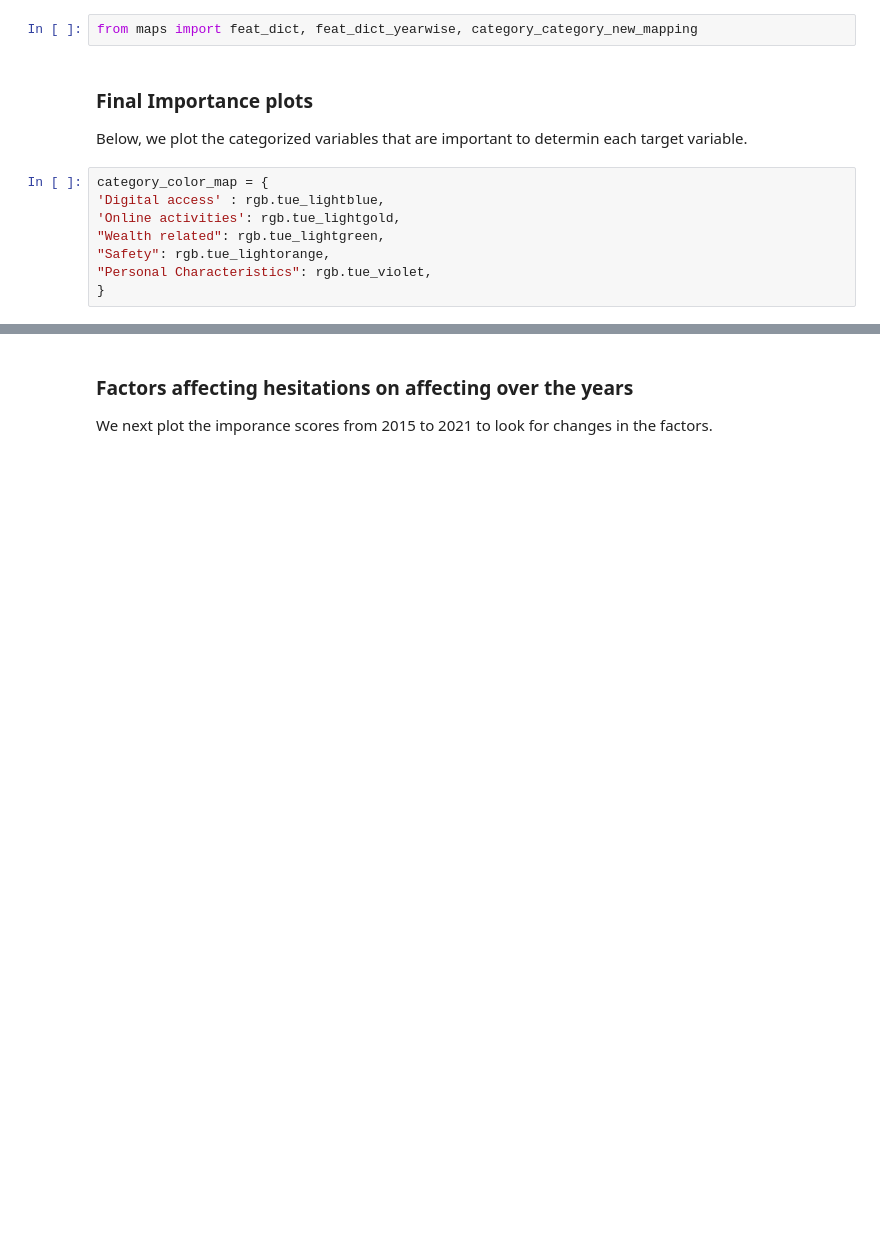
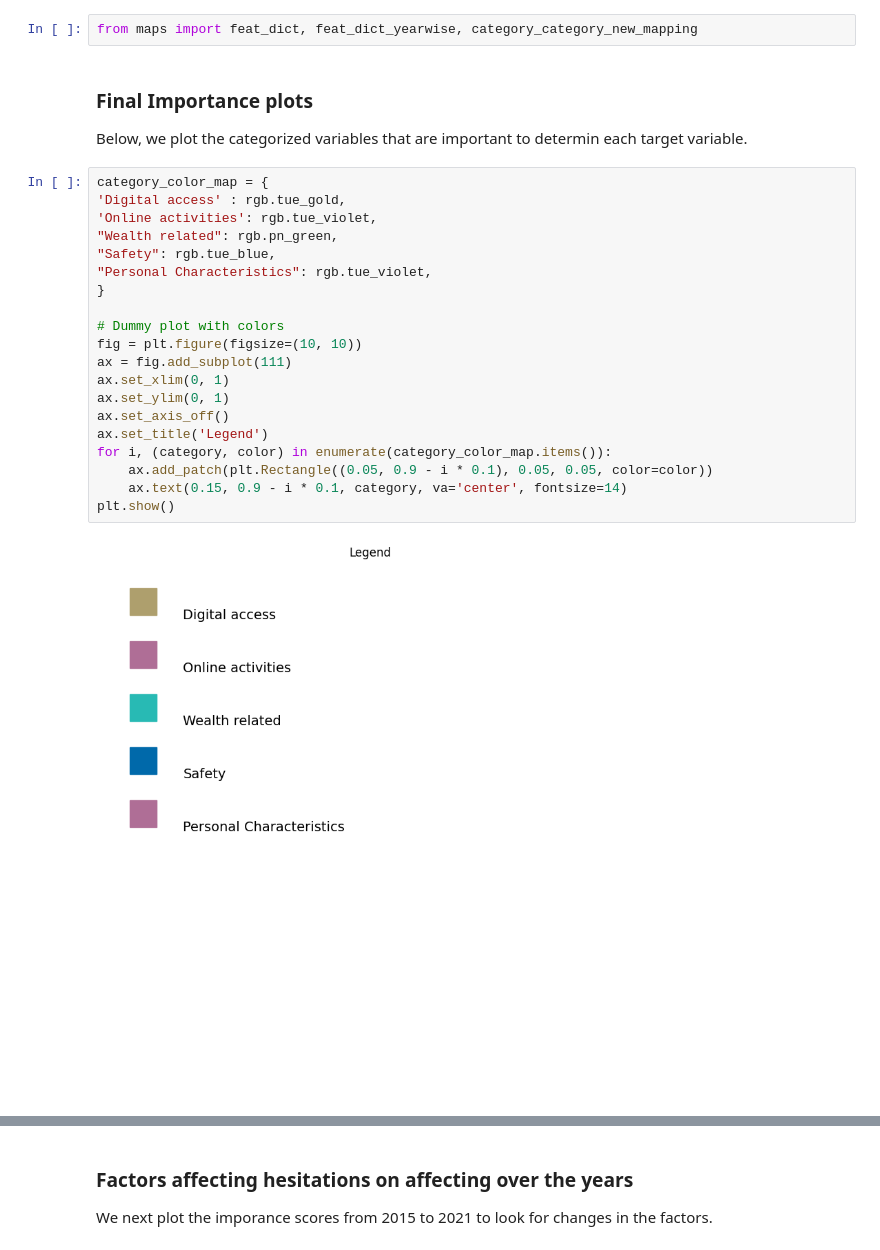
Before and after one commit to swag2198/data-literacy, a Jupyter notebook: exp/XGB_feature_importance.ipynb, the cells around one changed output, grey strips where cells are left out. Saved outputs shown, nothing was run; the diff lists cells and outputs as text; blank space fills up the shorter version.

```diff
--- a/exp/XGB_feature_importance.ipynb
+++ b/exp/XGB_feature_importance.ipynb
@@ -296,14 +296,28 @@ from maps import feat_dict, feat_dict_yearwise, category_category_new_mapping
 ### Final Importance plots
 
 Below, we plot the categorized variables that are important to determin each target variable.
-# %%
-category_color_map = {
-'Digital access' : rgb.tue_lightblue,
-'Online activities': rgb.tue_lightgold,
-"Wealth related": rgb.tue_lightgreen,
-"Safety": rgb.tue_lightorange,
-"Personal Characteristics": rgb.tue_violet,
-}
+# %%
+category_color_map = {
+'Digital access' : rgb.tue_gold,
+'Online activities': rgb.tue_violet,
+"Wealth related": rgb.pn_green,
+"Safety": rgb.tue_blue,
+"Personal Characteristics": rgb.tue_violet,
+}
+
+# Dummy plot with colors
+fig = plt.figure(figsize=(10, 10))
+ax = fig.add_subplot(111)
+ax.set_xlim(0, 1)
+ax.set_ylim(0, 1)
+ax.set_axis_off()
+ax.set_title('Legend')
+for i, (category, color) in enumerate(category_color_map.items()):
+    ax.add_patch(plt.Rectangle((0.05, 0.9 - i * 0.1), 0.05, 0.05, color=color))
+    ax.text(0.15, 0.9 - i * 0.1, category, va='center', fontsize=14)
+plt.show()
+# %% [output]
+[figure, added]
 # %%
 import seaborn as sns
 import matplotlib.pyplot as plt
```
Also changed, not shown: parts of 3 cells of this notebook, 19 other files.
